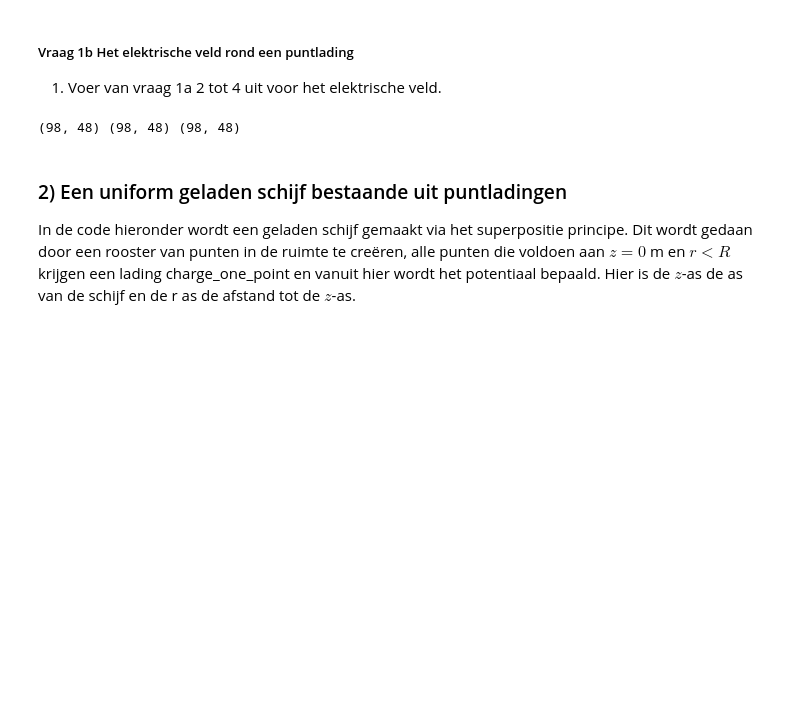
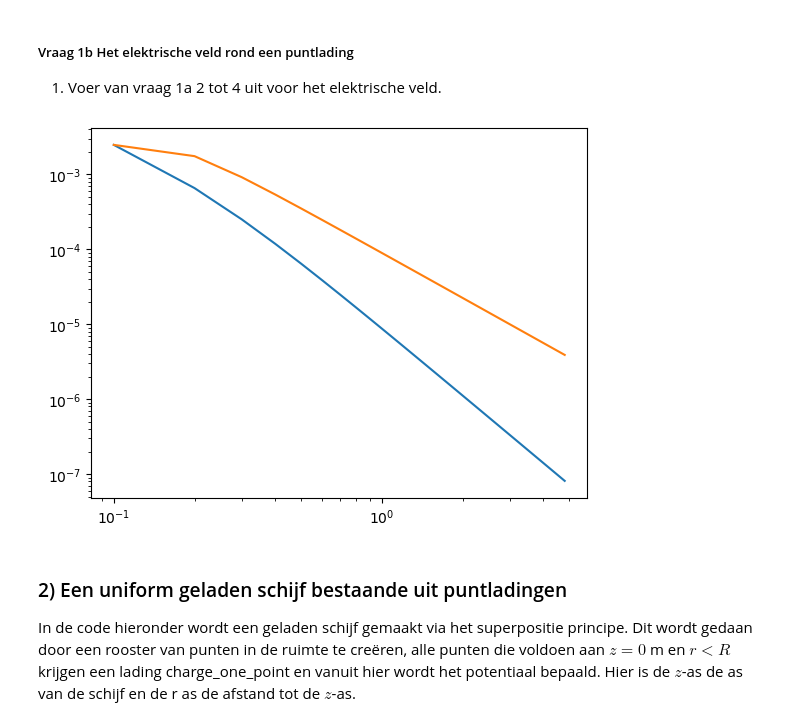
Before and after one commit to beanmachine123/opdrachten-DEF-D, a Jupyter notebook: DigitaleOntwerpopdrachten/1CondensatorOpdracht/CondensatorOntwerpopdracht.ipynb, the cells around one changed output. Drawn from its saved outputs; the diff is of its cells as text; code cells hidden in the pictures; blank space fills up the shorter version.

```diff
--- a/DigitaleOntwerpopdrachten/1CondensatorOpdracht/CondensatorOntwerpopdracht.ipynb
+++ b/DigitaleOntwerpopdrachten/1CondensatorOpdracht/CondensatorOntwerpopdracht.ipynb
@@ -122,8 +122,15 @@ de gevonden exponent is: -1.00
 ##### Vraag 1b Het elektrische veld rond een puntlading
 1. Voer van vraag 1a 2 tot 4 uit voor het elektrische veld.
 # %%
+Ez_slice = Ez[idx_z0, :]#ik weet nu niet welk component van E ik moet plotten.
+Er_slice = Er[idx_z0, :]
+
+plt.figure()
+plt.loglog(r_for_E, Ez_slice)
+plt.loglog(r_for_E, Er_slice)
+plt.show()
 # %% [output]
-(98, 48) (98, 48) (98, 48)
+[figure, added]
 # %% [markdown]
 ### 2) Een uniform geladen schijf bestaande uit puntladingen
 
```
